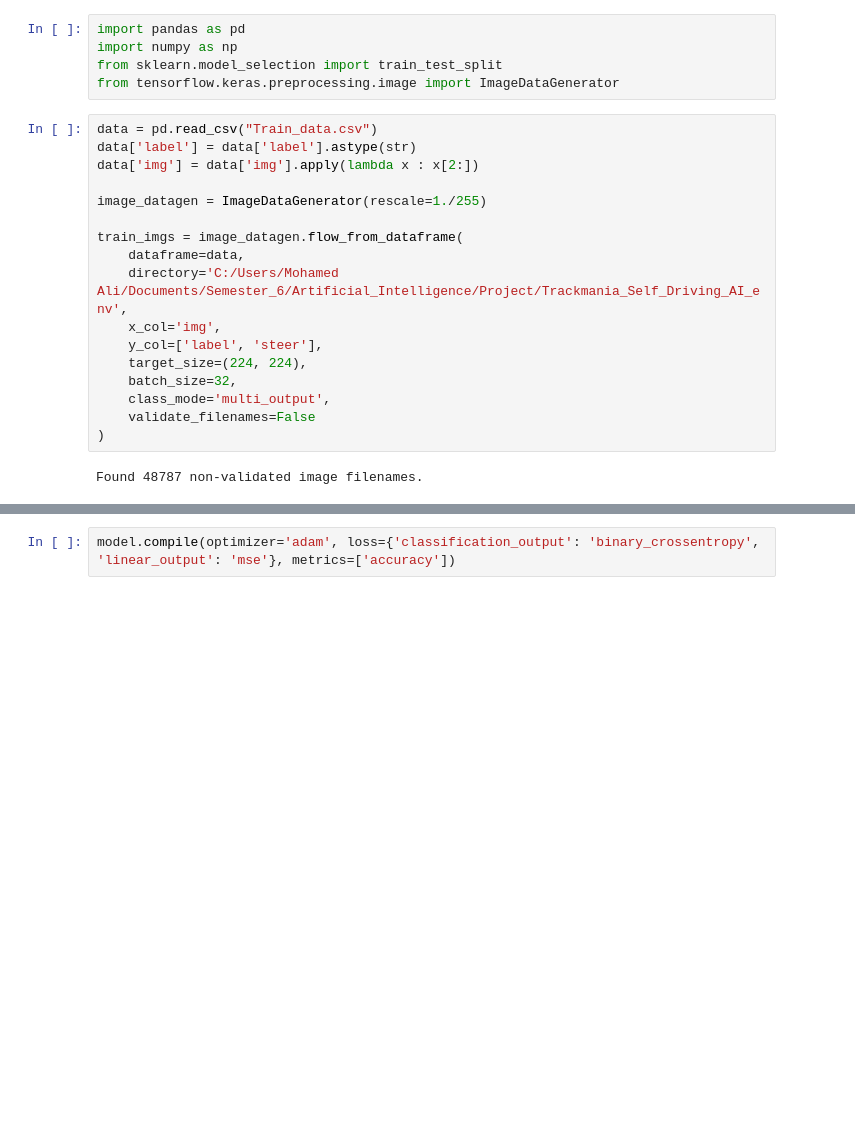
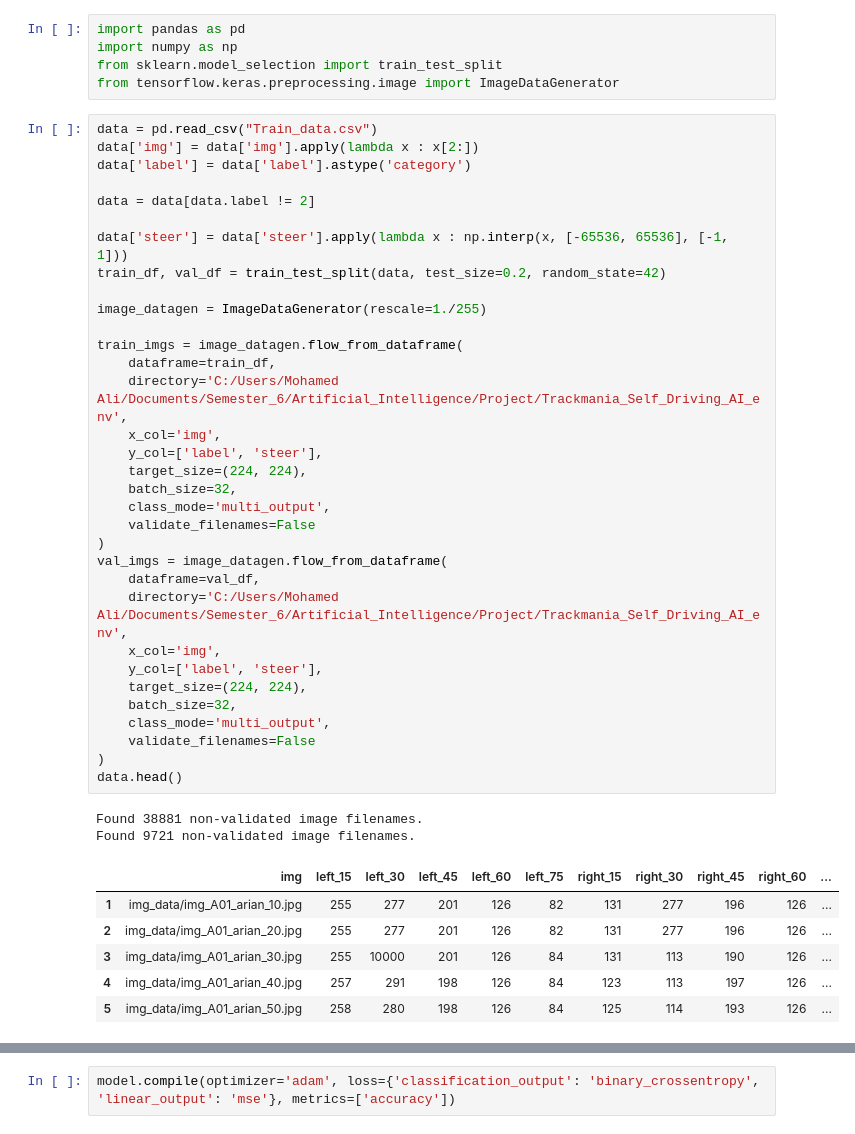
Before and after one commit to Zaituny/Trackmania_Self_Driving_AI_Project, a Jupyter notebook: Trackmania_Self_Driving_AI_env/envs/Trackmania_Supervised_Model.ipynb, the cells around one changed output, grey strips where cells are left out. Drawn from its saved outputs; the diff is of its cells as text; blank space fills up the shorter version.

```diff
--- a/Trackmania_Self_Driving_AI_env/envs/Trackmania_Supervised_Model.ipynb
+++ b/Trackmania_Self_Driving_AI_env/envs/Trackmania_Supervised_Model.ipynb
@@ -17,22 +17,45 @@ from sklearn.model_selection import train_test_split
 from tensorflow.keras.preprocessing.image import ImageDataGenerator
 # %%
 data = pd.read_csv("Train_data.csv")
-data['label'] = data['label'].astype(str)
 data['img'] = data['img'].apply(lambda x : x[2:])
+data['label'] = data['label'].astype('category')
+
+data = data[data.label != 2]
+
+data['steer'] = data['steer'].apply(lambda x : np.interp(x, [-65536, 65536], [-1, 1]))
+train_df, val_df = train_test_split(data, test_size=0.2, random_state=42)
 
 image_datagen = ImageDataGenerator(rescale=1./255)
 
 train_imgs = image_datagen.flow_from_dataframe(
-    dataframe=data,
+    dataframe=train_df,
     directory='C:/Users/Mohamed Ali/Documents/Semester_6/Artificial_Intelligence/Project/Trackmania_Self_Driving_AI_env',
     x_col='img',
     y_col=['label', 'steer'],
     target_size=(224, 224),
     batch_size=32,
     class_mode='multi_output',
     validate_filenames=False
 )
+val_imgs = image_datagen.flow_from_dataframe(
+    dataframe=val_df,
+    directory='C:/Users/Mohamed Ali/Documents/Semester_6/Artificial_Intelligence/Project/Trackmania_Self_Driving_AI_env',
+    x_col='img',
+    y_col=['label', 'steer'],
+    target_size=(224, 224),
+    batch_size=32,
+    class_mode='multi_output',
+    validate_filenames=False
+)
+data.head()
 # %% [output]
-Found 48787 non-validated image filenames.
+Found 38881 non-validated image filenames.
+Found 9721 non-validated image filenames.
+|  | img | left_15 | left_30 | left_45 | left_60 | left_75 | right_15 | right_30 | right_45 | right_60 | ... |
+| 1 | img_data/img_A01_arian_10.jpg | 255 | 277 | 201 | 126 | 82 | 131 | 277 | 196 | 126 | ... |
+| 2 | img_data/img_A01_arian_20.jpg | 255 | 277 | 201 | 126 | 82 | 131 | 277 | 196 | 126 | ... |
+| 3 | img_data/img_A01_arian_30.jpg | 255 | 10000 | 201 | 126 | 84 | 131 | 113 | 190 | 126 | ... |
+| 4 | img_data/img_A01_arian_40.jpg | 257 | 291 | 198 | 126 | 84 | 123 | 113 | 197 | 126 | ... |
+| 5 | img_data/img_A01_arian_50.jpg | 258 | 280 | 198 | 126 | 84 | 125 | 114 | 193 | 126 | ... |
 # %%
 input_img = Input(shape=(224, 224, 3), name='img_input')
```
Also changed, not shown: parts of 8 cells of this notebook, 2 other files.
